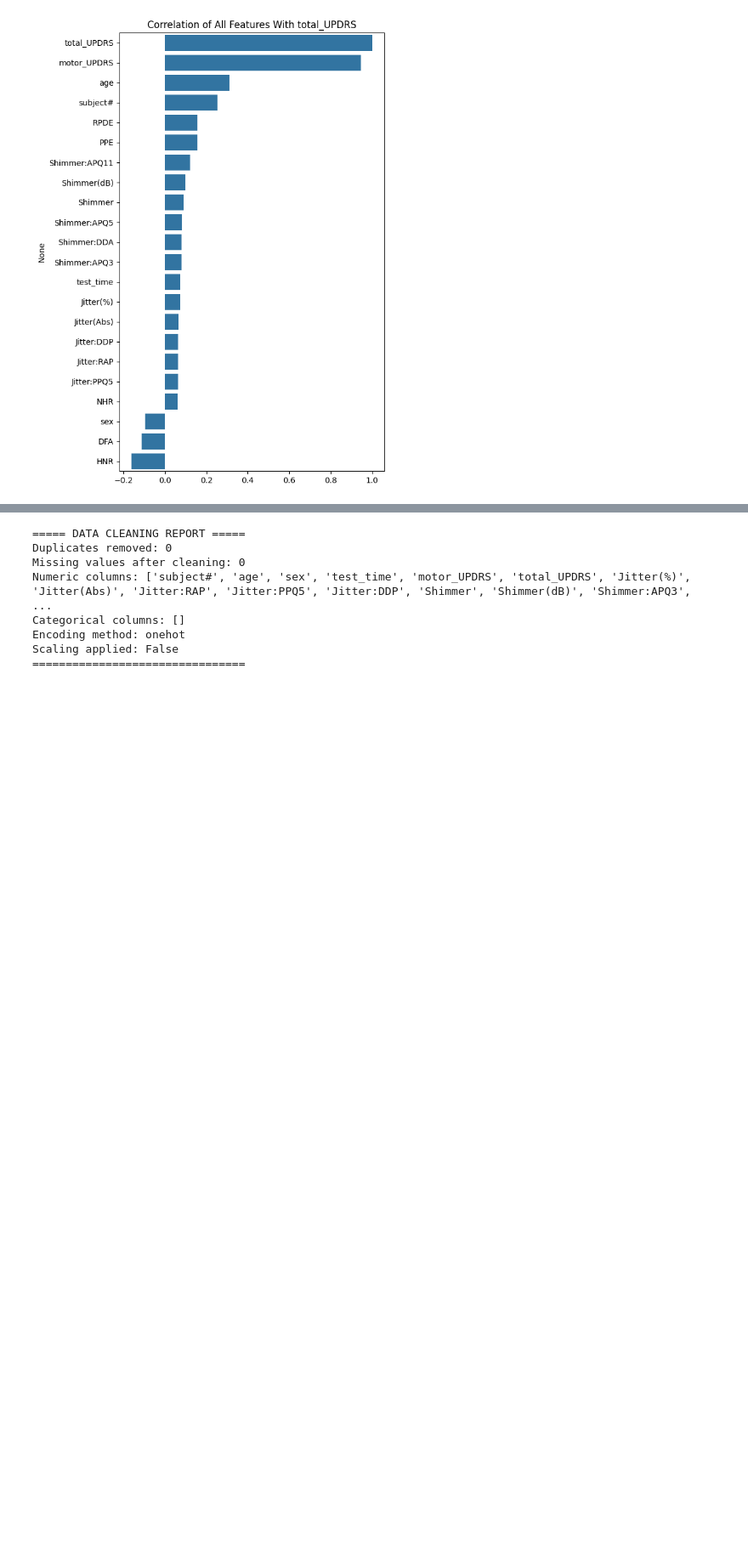
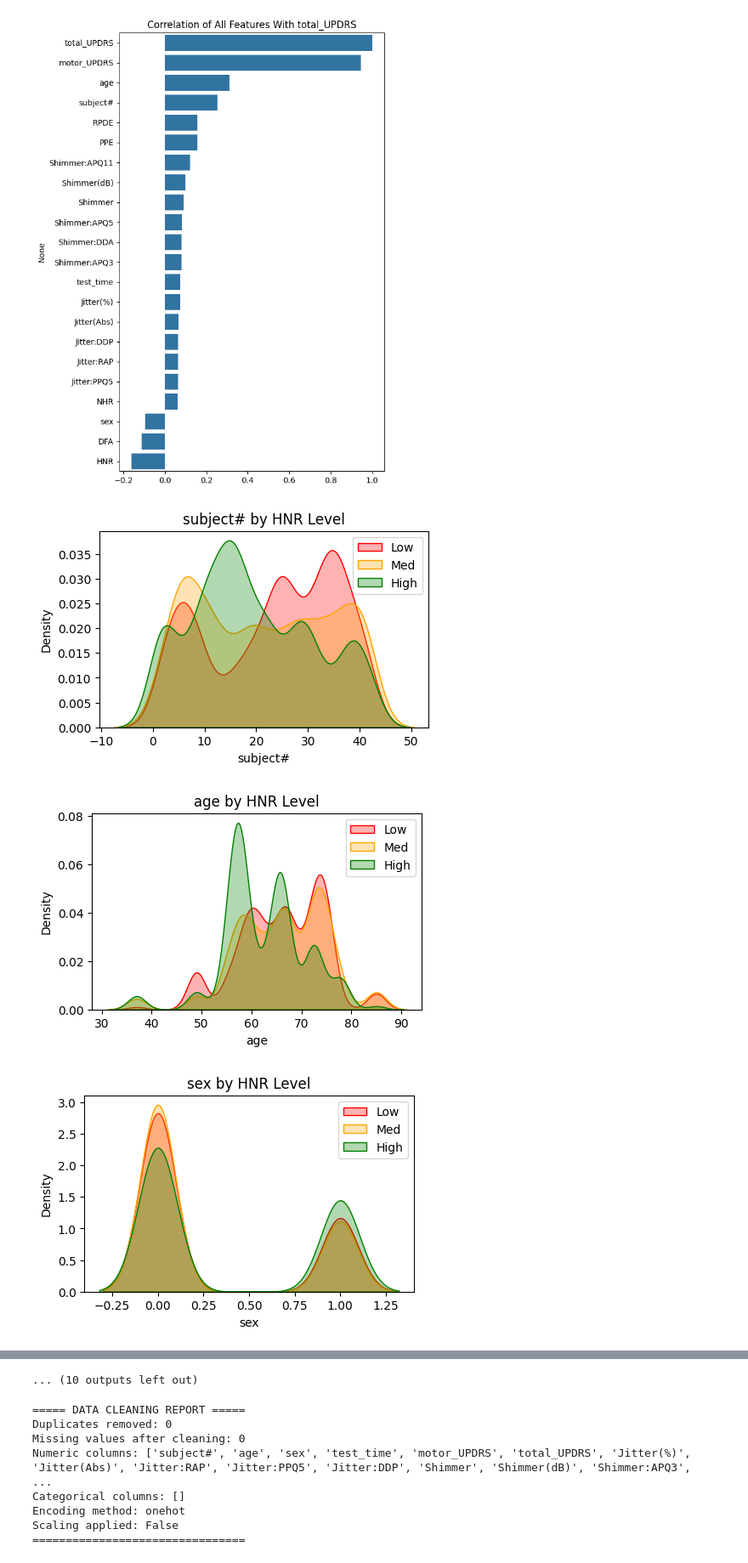
Before and after one commit to alaaguedda/parkinson, a Jupyter notebook: parkinson_diseas.ipynb, the cells around one changed output, grey strips where cells are left out. Shown at 85% size. Drawn from its saved outputs; the diff is of its cells as text; code cells hidden in the pictures; blank space fills up the shorter version.

```diff
--- a/parkinson_diseas.ipynb
+++ b/parkinson_diseas.ipynb
@@ -146,0 +174,19 @@ Name: total_UPDRS, dtype: float64
+# %%
+def simple_hnr_viz(df, target='HNR'):
+    df['HNR_Level'] = pd.qcut(df[target], 3, labels=['Low', 'Med', 'High'])
+    for col in df.select_dtypes(include=np.number).columns:
+        if col != target:
+            plt.figure(figsize=(5, 3))
+            for level, color in zip(['Low', 'Med', 'High'], ['red', 'orange', 'green']):
+                sns.kdeplot(df[df['HNR_Level'] == level][col], label=level, color=color, fill=True, alpha=0.3)
+            plt.title(f"{col} by {target} Level")
+            plt.legend()
+            plt.show()
+    df.drop('HNR_Level', axis=1, inplace=True)
+
+# Usage
+simple_hnr_viz(df, target='HNR')
+# %% [output]
+[figure, added]
+[figure, added]
+[figure, added]
@@ -147 +202,2 @@ Name: total_UPDRS, dtype: float64
+... (10 outputs left out)
 # %%
```
Also changed, not shown: parts of 3 cells of this notebook.
